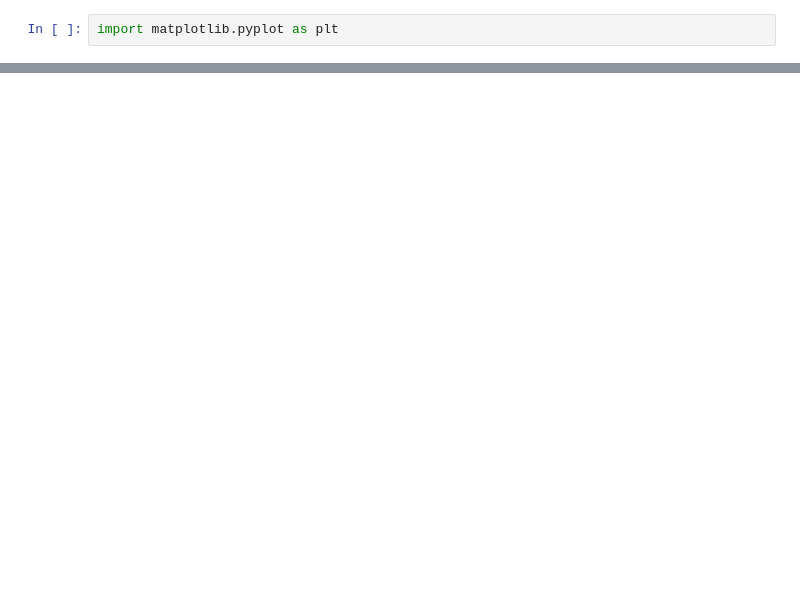
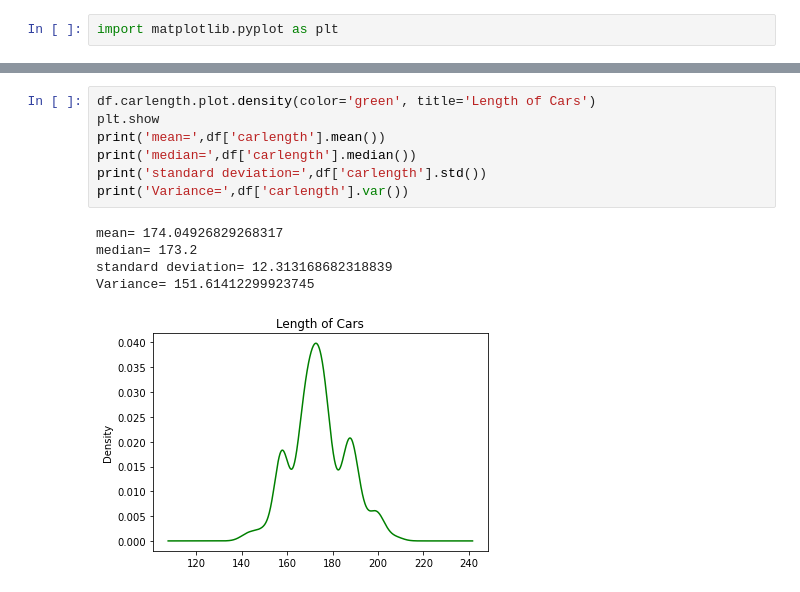
Before and after one commit to Mohebhanyauc/DSC2spring2022, a Jupyter notebook: Assignment 1 .ipynb, the cells around one changed output, grey strips where cells are left out. Drawn from its saved outputs; the diff is of its cells as text; blank space fills up the shorter version.

```diff
--- a/Assignment 1 .ipynb
+++ b/Assignment 1 .ipynb
@@ -121,0 +85,13 @@ array([[ 0,  1,  2],
+# %%
+df.carlength.plot.density(color='green', title='Length of Cars')
+plt.show
+print('mean=',df['carlength'].mean())
+print('median=',df['carlength'].median())
+print('standard deviation=',df['carlength'].std())
+print('Variance=',df['carlength'].var())
+# %% [output]
+mean= 174.04926829268317
+median= 173.2
+standard deviation= 12.313168682318839
+Variance= 151.61412299923745
+[figure, added]
```
Also changed, not shown: parts of 79 cells of this notebook, 2 other files.
